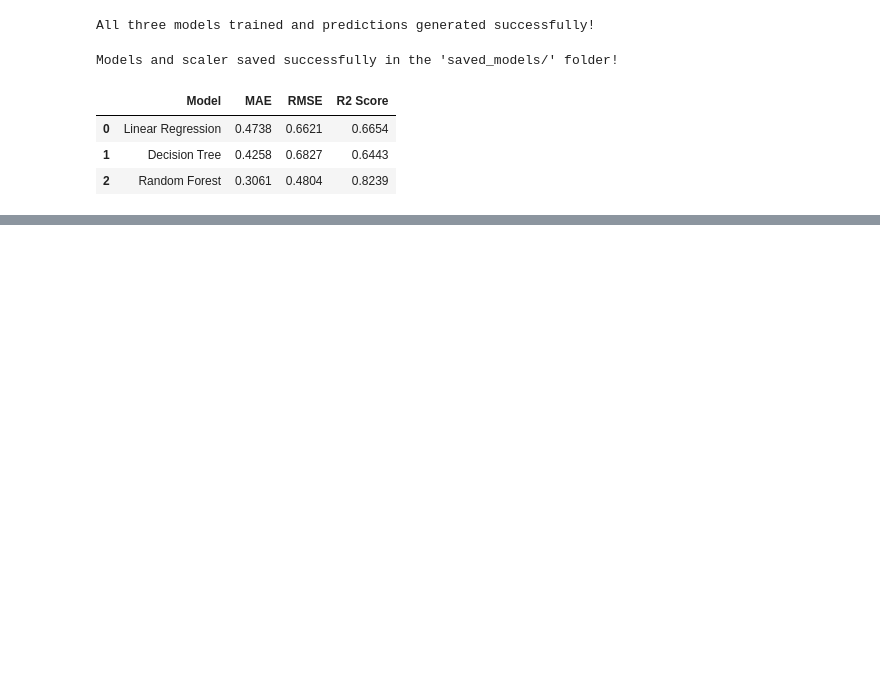
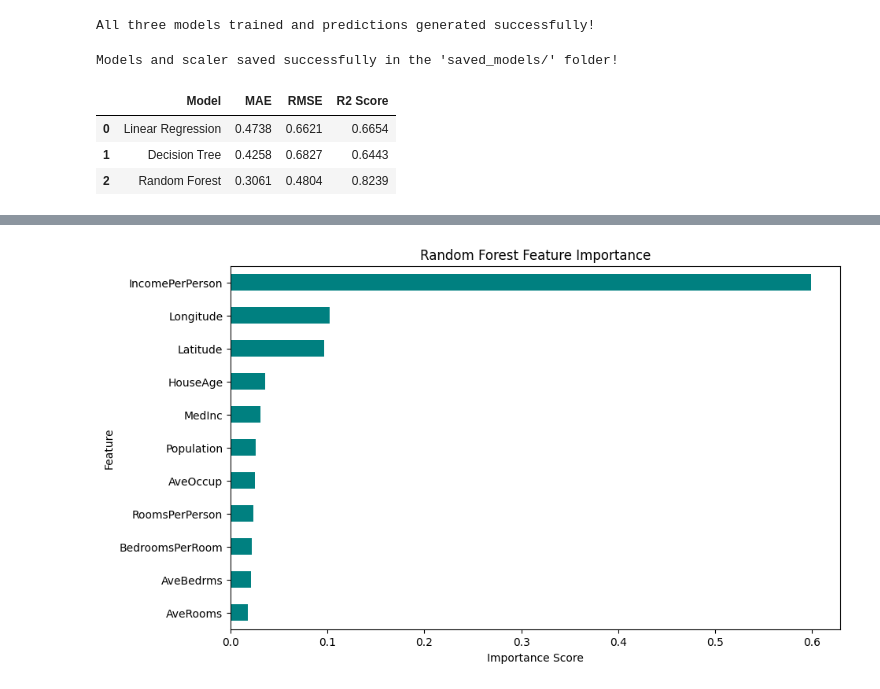
Before and after one commit to yohannes-wegayehu/house-price-prediction, a Jupyter notebook: house_price_prediction.ipynb, the cells around one changed output, grey strips where cells are left out. Cells and saved outputs as stored; diff of their text form; code cells hidden in the pictures; blank space fills up the shorter version.

```diff
--- a/house_price_prediction.ipynb
+++ b/house_price_prediction.ipynb
@@ -219,0 +264,16 @@ results_df
+# %%
+# Extract feature importance scores from the trained Random Forest model
+importances = pd.Series(rf_model.feature_importances_, index=X.columns)
+
+# Sort features from lowest to highest importance for horizontal bar plotting
+importances = importances.sort_values(ascending=True)
+
+# Plot the feature importances
+plt.figure(figsize=(10, 6))
+importances.plot(kind='barh', color='teal')
+plt.title('Random Forest Feature Importance')
+plt.xlabel('Importance Score')
+plt.ylabel('Feature')
+plt.show()
+# %% [output]
+[figure, added]
```
Also changed, not shown: parts of 2 cells of this notebook.
